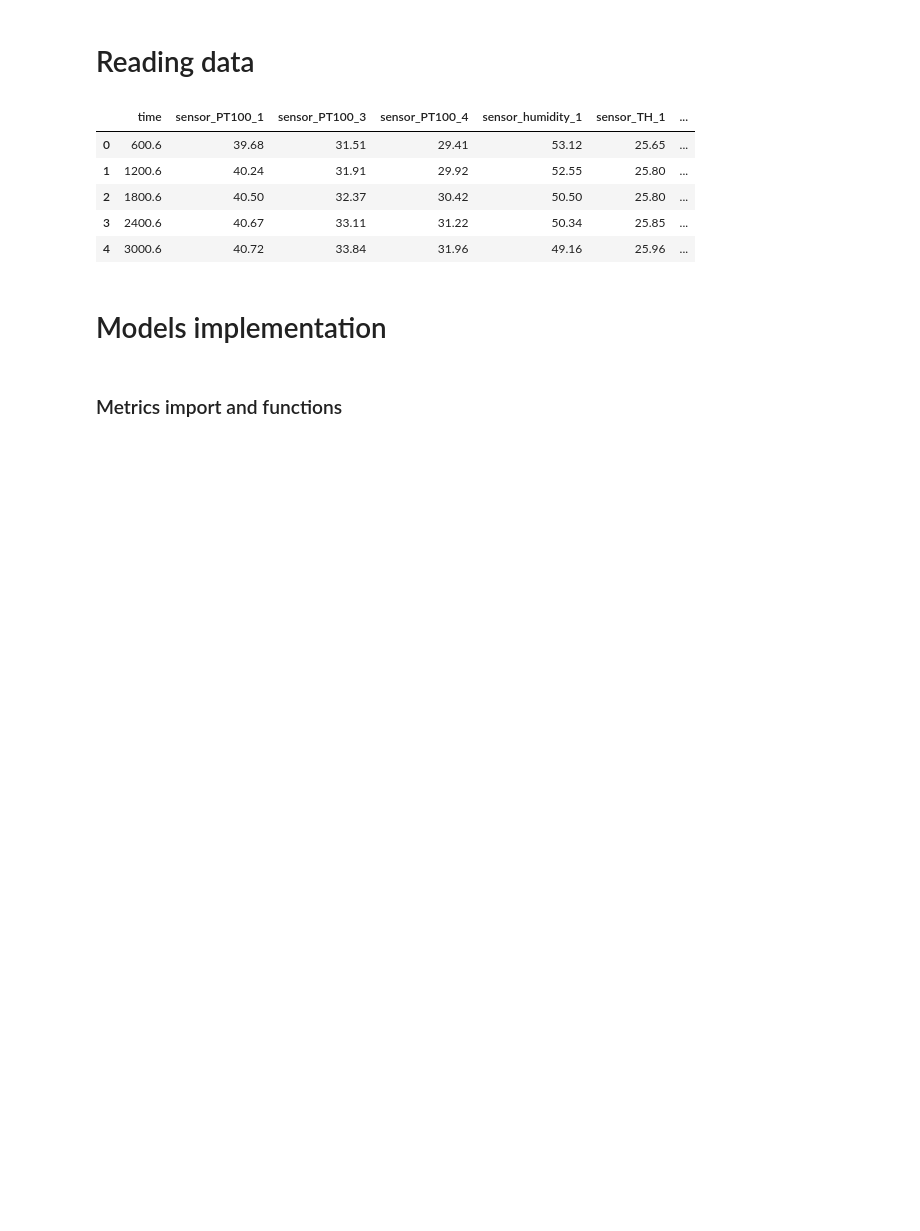
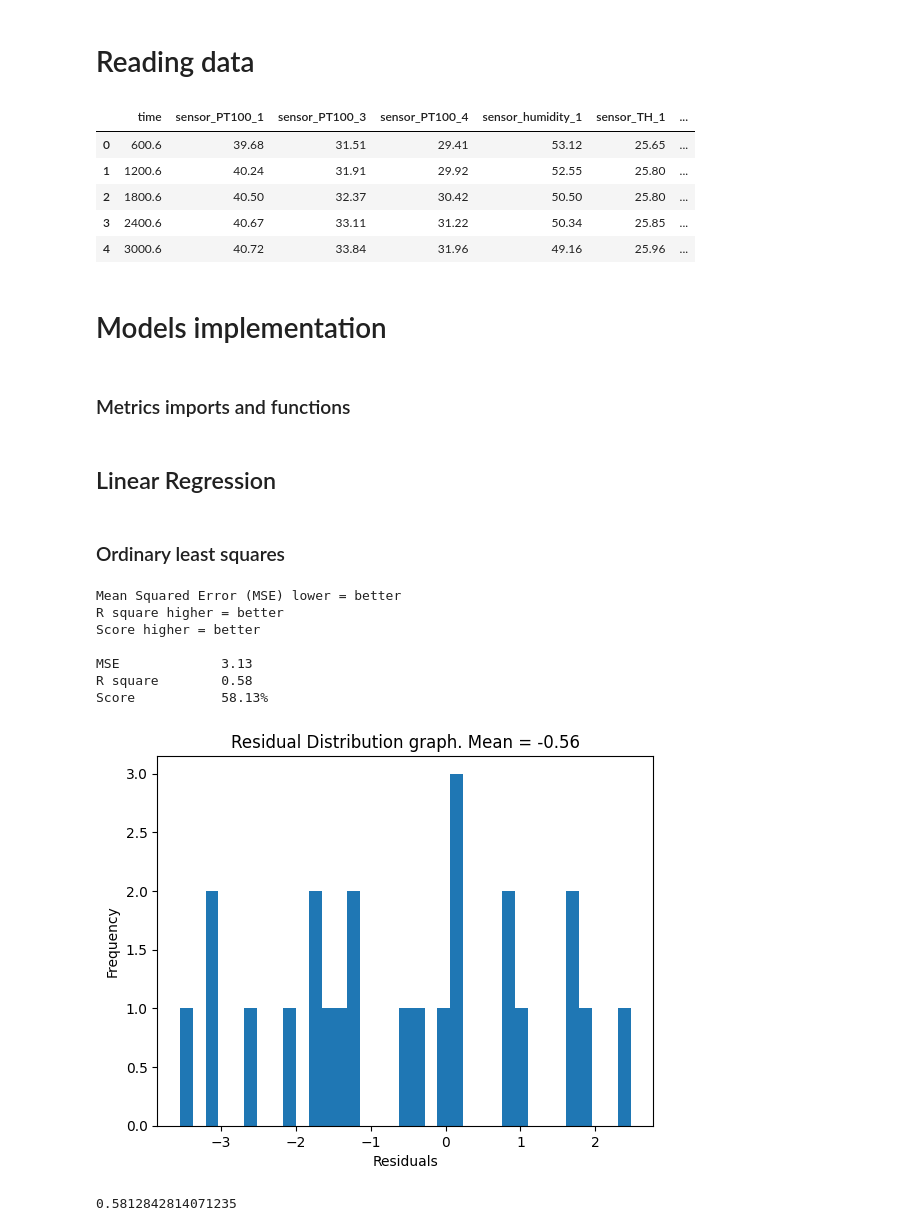
Before and after one commit to Raphael-Marchetti-Calciolari/projects-tcc-imt-2023, a Jupyter notebook: scripts/models.ipynb, the cells around one changed output. Cells and saved outputs as stored; diff of their text form; code cells hidden in the pictures; blank space fills up the shorter version.

```diff
--- a/scripts/models.ipynb
+++ b/scripts/models.ipynb
@@ -29,7 +43,7 @@ X_train, X_test, y_train, y_test = train_test_split(X, y, test_size=0.3, random_
 # %% [markdown]
 # Models implementation
 # %% [markdown]
-### Metrics import and functions
+### Metrics imports and functions
 # %%
 from sklearn.metrics import mean_squared_error
 from sklearn.metrics import r2_score
@@ -37,17 +51,42 @@ from sklearn.metrics import r2_score
 def model_residual_distribution(y_true, y_pred):
     residuals = y_true - y_pred
     mean_residuals = np.mean(residuals)
-    plt.hist(residuals, bins=30)
+    plt.hist(residuals, bins=35)
     plt.xlabel("Residuals")
     plt.ylabel("Frequency")
     plt.title(f"Residual Distribution graph. Mean = {mean_residuals:.2f}")
     plt.show()
 
-def model_summary(y_true, X_for_pred, model):
+def model_summary(y_true, X_for_pred, model, verbose=True):
     y_pred = model.predict(X_for_pred)
-    print('Mean Squared Error (MSE) lower = better\nR square higher = better\nScore higher = better\n')
-    print(f'MSE\t\t{mean_squared_error(y_true, y_pred):.2f}')
-    print(f'R square\t{r2_score(y_true, y_pred):.2f}')
-    print(f'Score\t\t{model.score(X_for_pred, y_true) * 100:.2f}%')
+    score = model.score(X_for_pred, y_true)
+    if (verbose):
+        print('Mean Squared Error (MSE) lower = better\nR square higher = better\nScore higher = better\n')
+        print(f'MSE\t\t{mean_squared_error(y_true, y_pred):.2f}')
+        print(f'R square\t{r2_score(y_true, y_pred):.2f}')
+        print(f'Score\t\t{score * 100:.2f}%')
 
-    model_residual_distribution(y_true, y_pred)
+        model_residual_distribution(y_true, y_pred)
+
+    return score
+# %% [markdown]
+## Linear Regression
+# %% [markdown]
+### Ordinary least squares
+# %%
+from sklearn import linear_model
+
+model = linear_model.LinearRegression()
+model.fit(X_train, y_train)
+
+model_summary(y_test, X_test, model)
+# %% [output]
+Mean Squared Error (MSE) lower = better
+R square higher = better
+Score higher = better
+
+MSE             3.13
+R square        0.58
+Score           58.13%
+[figure, added]
+0.5812842814071235
```
Also changed, not shown: parts of 38 cells of this notebook, 1 other file.
